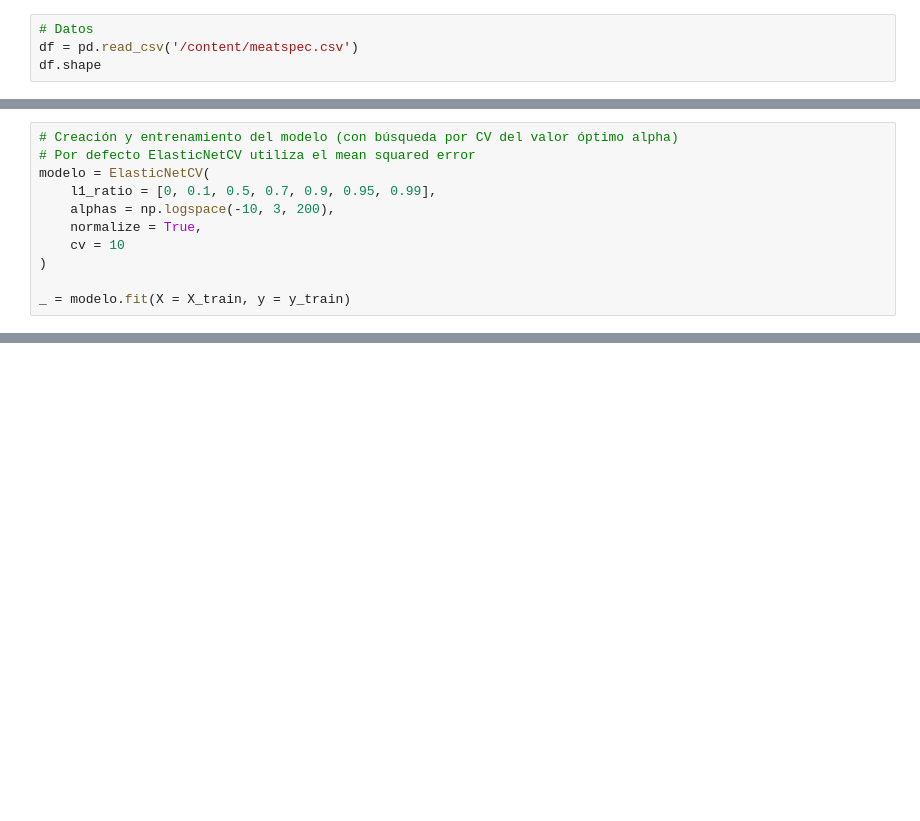
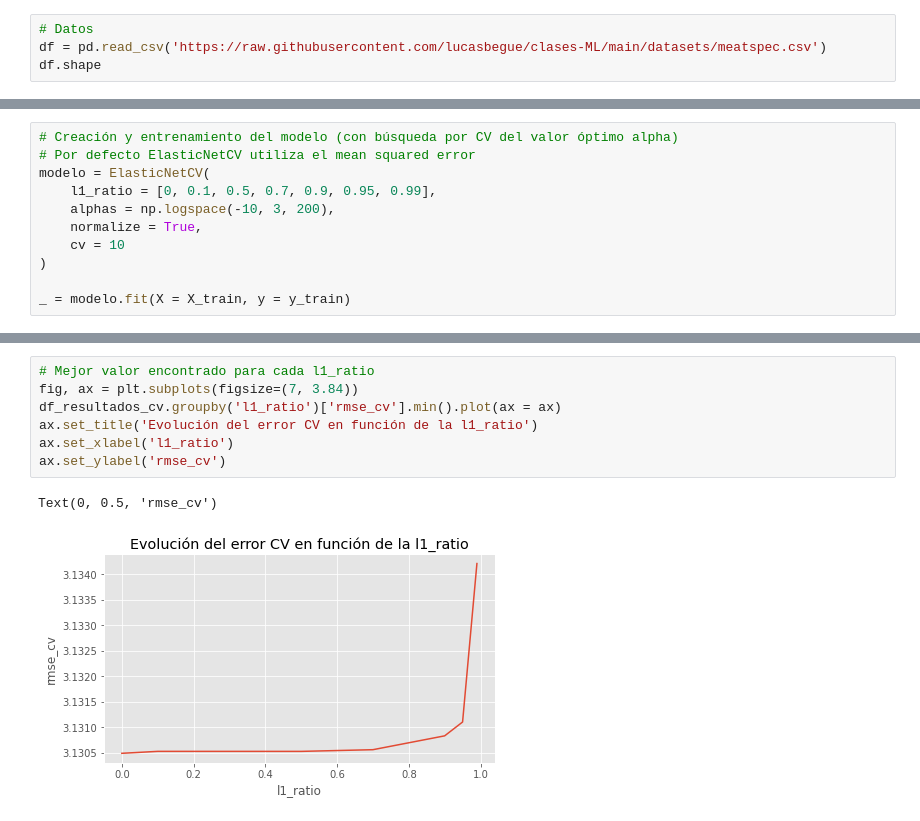
Before and after one commit to lucasbegue/clases-ML, a Jupyter notebook: notebook_clase2_reg.ipynb, the cells around one changed output, grey strips where cells are left out. Cells and saved outputs as stored; diff of their text form; blank space fills up the shorter version.

```diff
--- a/notebook_clase2_reg.ipynb
+++ b/notebook_clase2_reg.ipynb
@@ -44,6 +44,6 @@ El departamento de calidad de una empresa de alimentación se encarga de medir e
 Antes de dar por válida esta nueva técnica, la empresa necesita comprobar qué margen de error tiene respecto al análisis químico. Para ello, se mide el espectro de absorbancia a 100 longitudes de onda en 215 muestras de carne, cuyo contenido en grasa se obtiene también por análisis químico, y se entrena un modelo con el objetivo de predecir el contenido en grasa a partir de los valores dados por el espectrofotómetro.
 # %%
 # Datos
-df = pd.read_csv('/content/meatspec.csv')
+df = pd.read_csv('https://raw.githubusercontent.com/lucasbegue/clases-ML/main/datasets/meatspec.csv')
 df.shape
 # %% [output]
@@ -344,0 +393,10 @@ df_resultados_cv
+# %%
+# Mejor valor encontrado para cada l1_ratio
+fig, ax = plt.subplots(figsize=(7, 3.84))
+df_resultados_cv.groupby('l1_ratio')['rmse_cv'].min().plot(ax = ax)
+ax.set_title('Evolución del error CV en función de la l1_ratio')
+ax.set_xlabel('l1_ratio')
+ax.set_ylabel('rmse_cv')
+# %% [output]
+Text(0, 0.5, 'rmse_cv')
+[figure, added]
```
Also changed, not shown: parts of 21 cells of this notebook.
